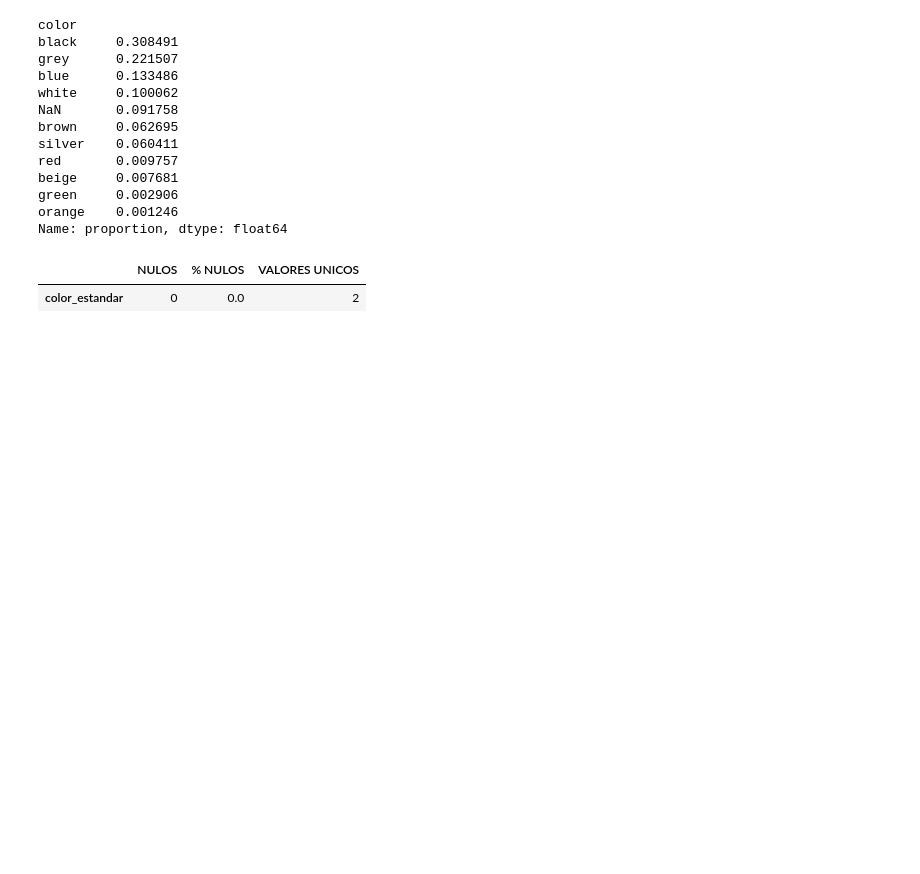
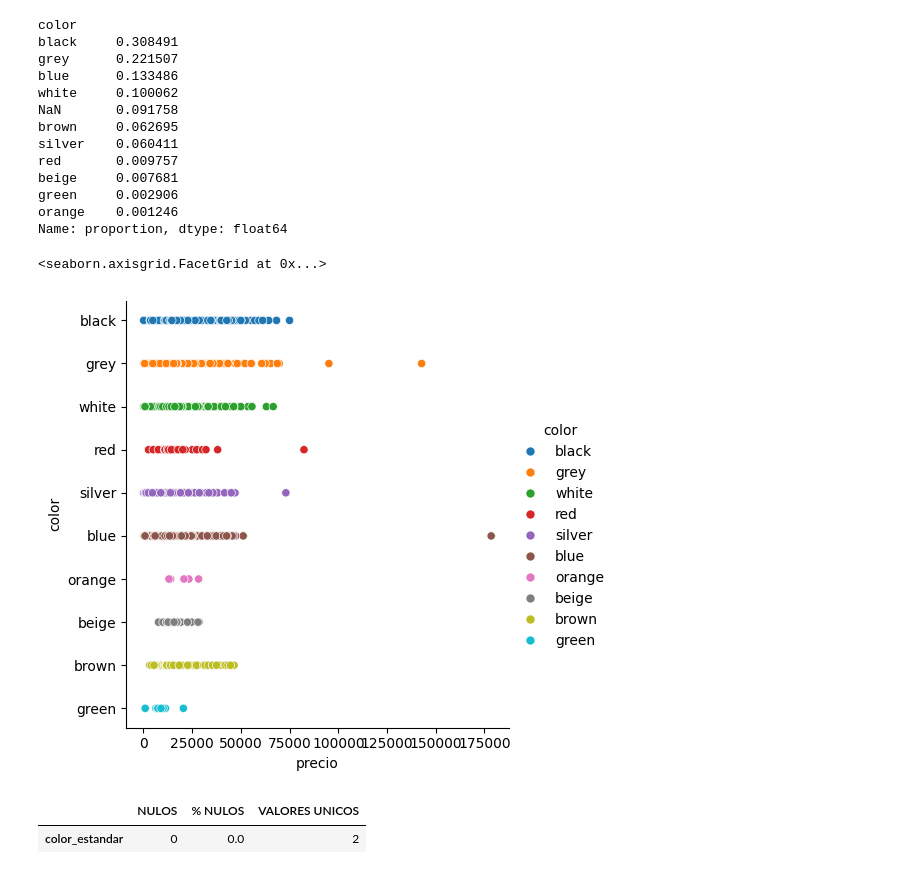
Before and after one commit to davidlarre/DS-BMW_Price, a Jupyter notebook: notebooks/Entregable1.ipynb, the cells around one changed output. Drawn from its saved outputs; the diff is of its cells as text; code cells hidden in the pictures; blank space fills up the shorter version.

```diff
--- a/notebooks/Entregable1.ipynb
+++ b/notebooks/Entregable1.ipynb
@@ -691,4 +778,10 @@ beige     0.007681
 green     0.002906
 orange    0.001246
 Name: proportion, dtype: float64
+# %%
+# Hacemos un scatter plot para anaalizar la relación entre el precio y el color del coche
+sns.relplot(x="precio", y="color", hue="color", data=bmw)
+# %% [output]
+<seaborn.axisgrid.FacetGrid at 0x...>
+[figure, added]
 # %%
```
Also changed, not shown: parts of 80 cells of this notebook, 2 other files.
